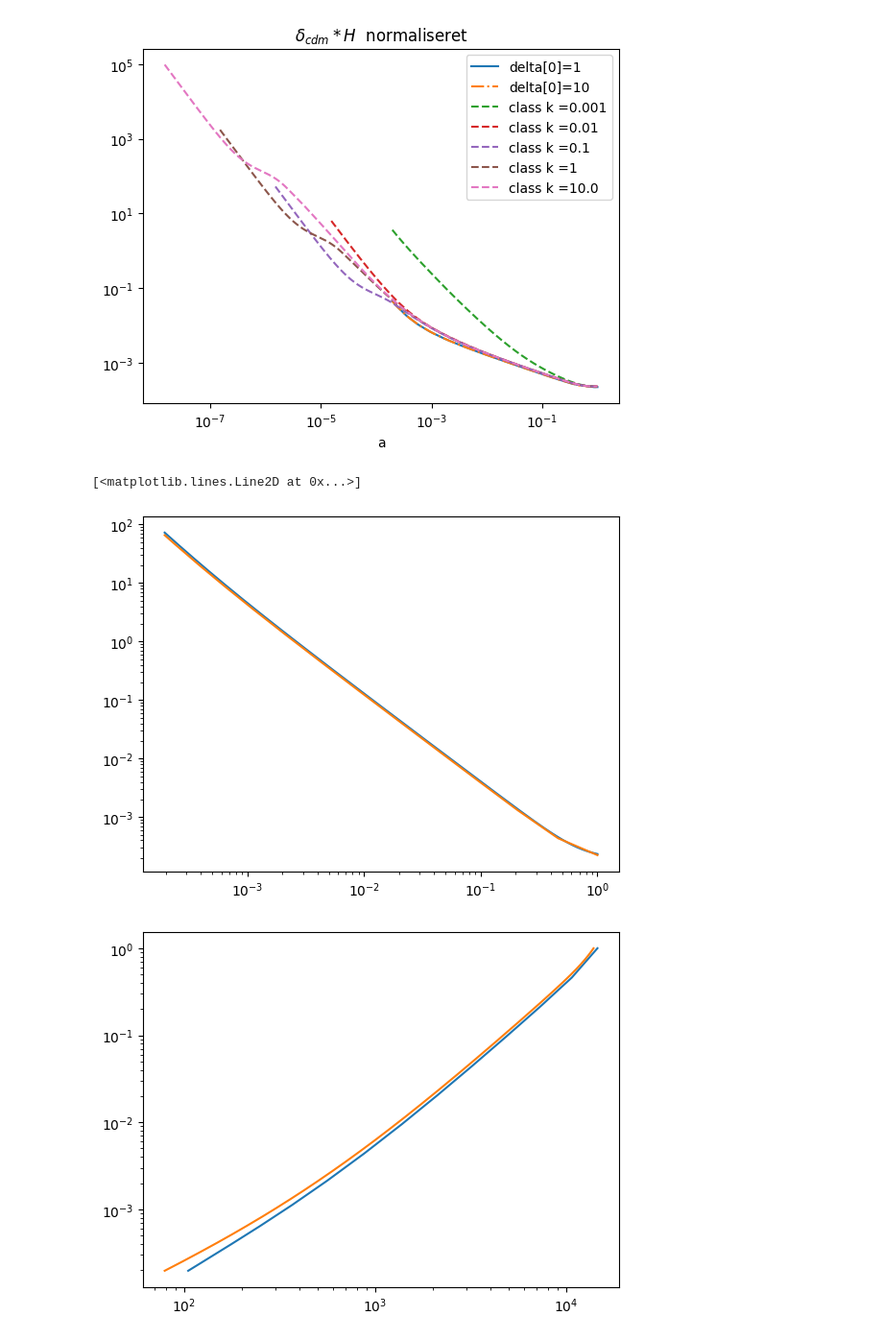
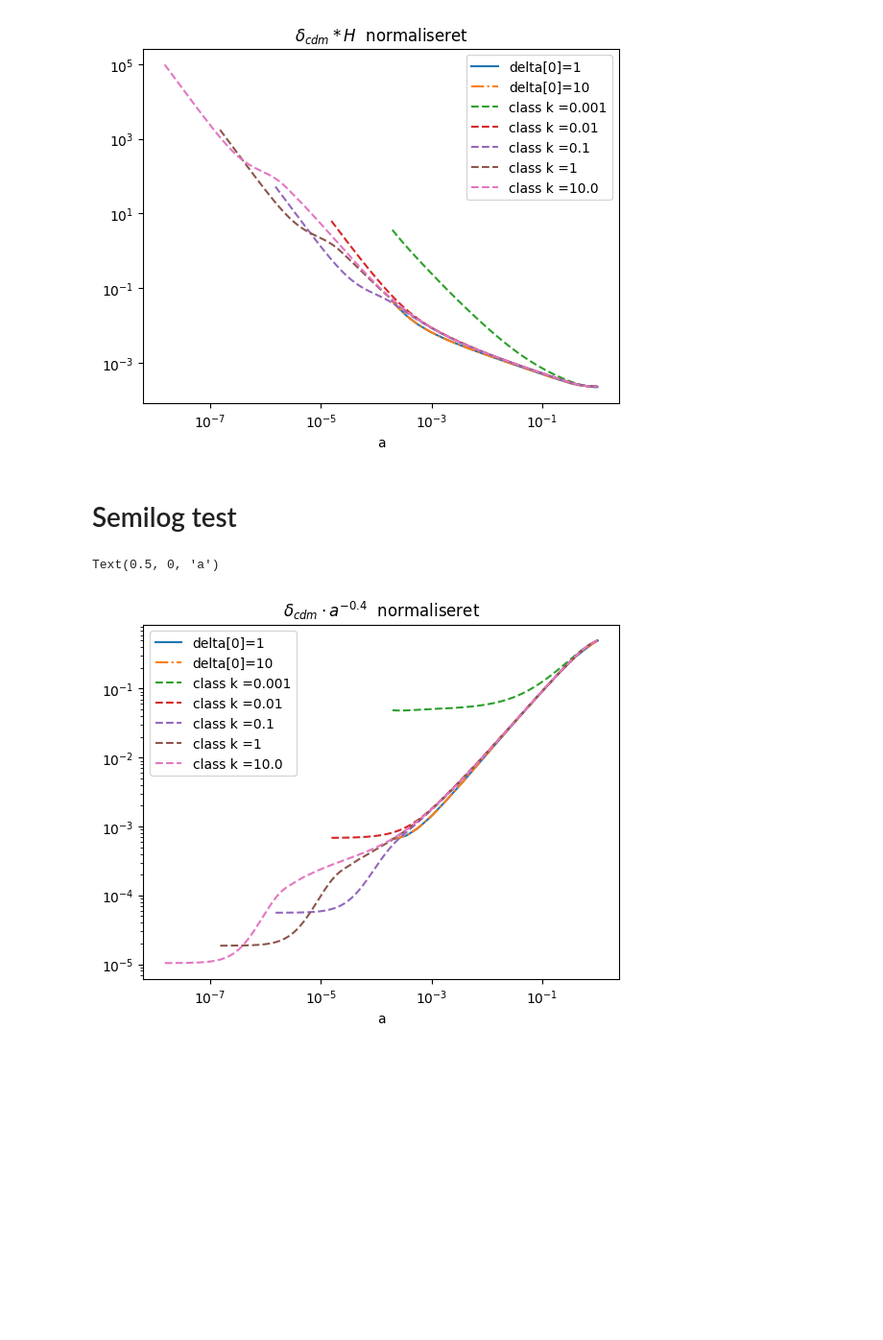
Before and after one commit to eriksteenberg/Power-spectrum-Test, a Jupyter notebook: simulering af cdm uden cs .ipynb, the cells around one changed output. Shown at 96% size. Saved outputs shown, nothing was run; the diff lists cells and outputs as text; code cells hidden in the pictures; blank space fills up the shorter version.

```diff
--- a/simulering af cdm uden cs .ipynb
+++ b/simulering af cdm uden cs .ipynb
@@ -307,14 +310,23 @@ plt.xlabel("a")
 Text(0.5, 0, 'a')
 [figure]
 [figure]
-# %%
-plt.loglog(pts[0]["a"],Hz[0])
-plt.loglog(a1,H(a1))
-plt.figure(12132)
-
-plt.loglog(sol1.t,a1)
-plt.loglog(pts[0]["tau [Mpc]"],pts[0]["a"])
-# %% [output]
-[<matplotlib.lines.Line2D at 0x...>]
-[figure, removed]
-[figure, removed]
+# %% [markdown]
+# Semilog test
+# %%
+n = 0.4
+m = 0
+plt.figure(3)
+
+plt.loglog(a2,np.abs(sol2.y[1])/np.abs(sol2.y[1])[-1]/(a2**n+a2**m),label="delta[0]=1") #/np.abs(sol.y[1][-1]))
+plt.loglog(a1,np.abs(sol1.y[1])/np.abs(sol1.y[1])[-1]/(a1**n+a1**m),"-.",label="delta[0]=10") #/np.abs(sol.y[1][-1]))
+
+plt.title(r"$\delta_{cdm}\cdot a ^{-%s}$  normaliseret" % (n))
+for i,k in enumerate(kvec):
+    #pass
+    a_k = pts[i]["a"]
+    plt.loglog(a_k,pts[i]["delta_cdm"]/pts[i]["delta_cdm"][-1]/(a_k**n+ a_k**m),"--",label="class k ="+str(kvec[i]))
+plt.legend()
+plt.xlabel("a")
+# %% [output]
+Text(0.5, 0, 'a')
+[figure, added]
```
Also changed, not shown: parts of 11 cells of this notebook.
